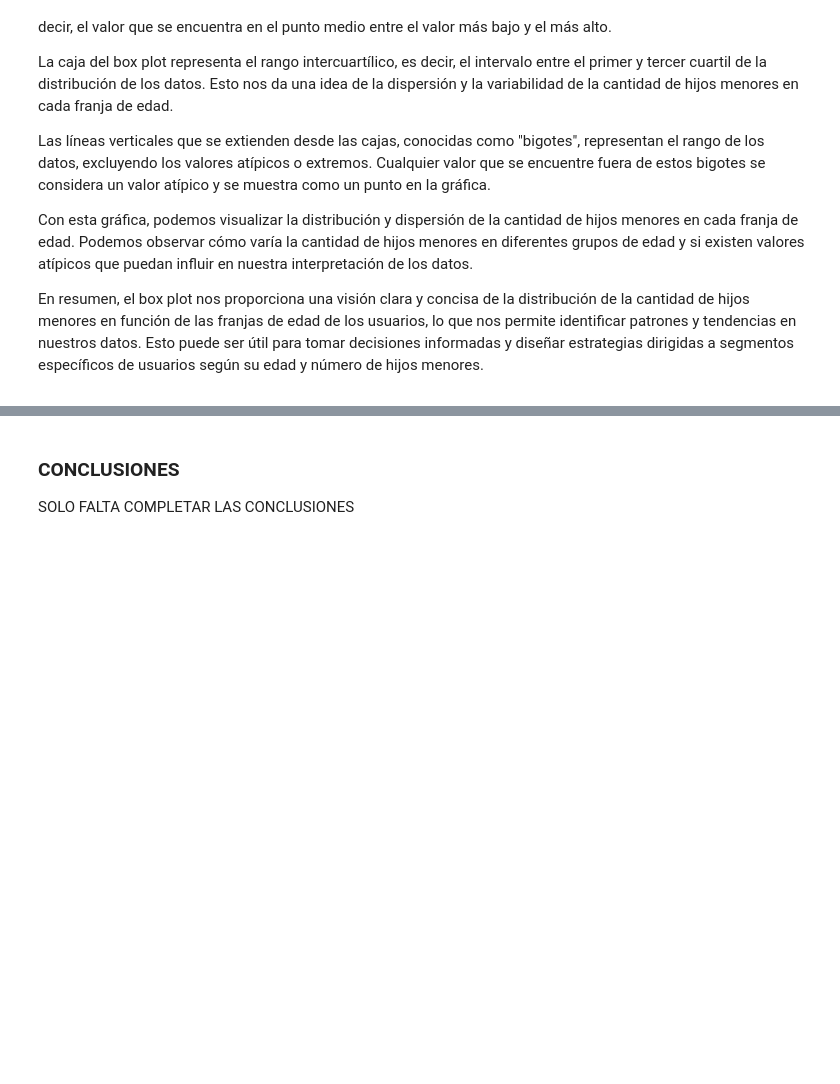
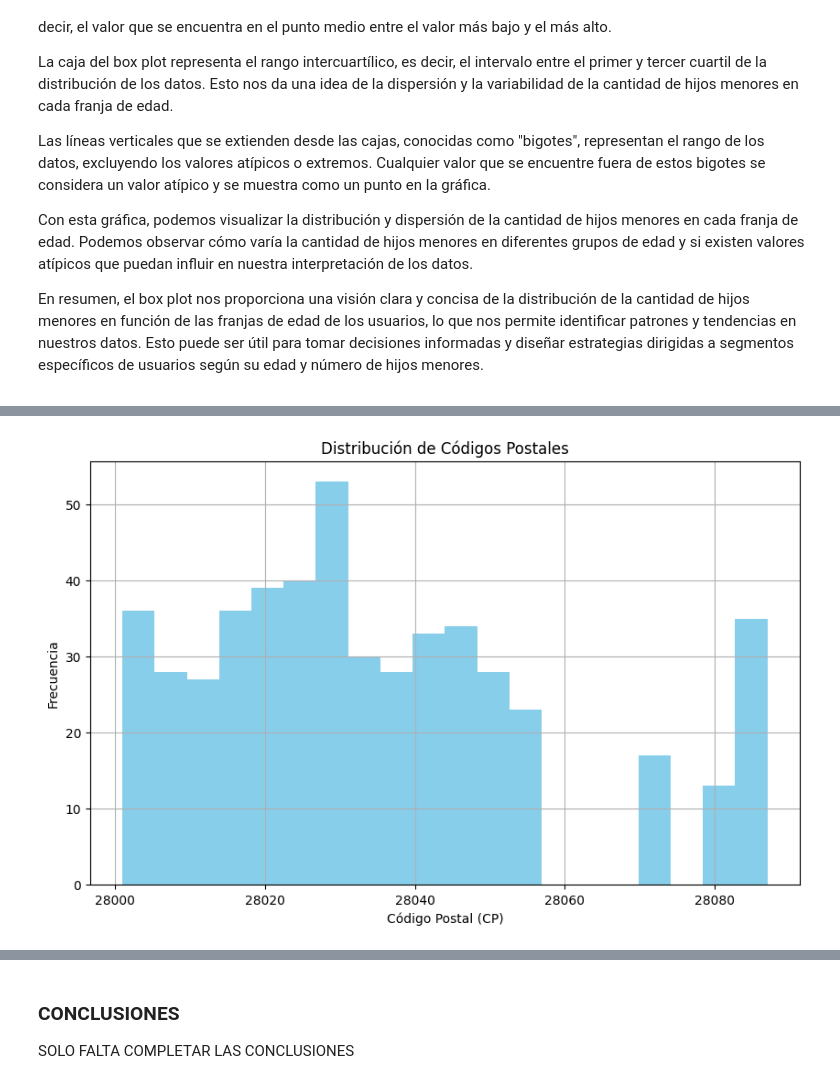
Before and after one commit to AlexCapis/HEATY---Aplicacion-Web-para-Olas-de-Calor, a Jupyter notebook: notebooks/eda_users.ipynb, the cells around one changed output, grey strips where cells are left out. Cells and saved outputs as stored; diff of their text form; code cells hidden in the pictures; folded sections open; blank space fills up the shorter version.

```diff
--- a/notebooks/eda_users.ipynb
+++ b/notebooks/eda_users.ipynb
@@ -804,0 +837,11 @@ En resumen, el box plot nos proporciona una visión clara y concisa de la distri
+# %%
+# Visualización de la columna 'cp' con un histograma
+plt.figure(figsize=(10, 6))
+plt.hist(df['cp'], bins=20, color='skyblue')
+plt.xlabel('Código Postal (CP)')
+plt.ylabel('Frecuencia')
+plt.title('Distribución de Códigos Postales')
+plt.grid(True)
+plt.show()
+# %% [output]
+[figure, added]
```
Also changed, not shown: parts of 16 cells of this notebook, 1 other file.
